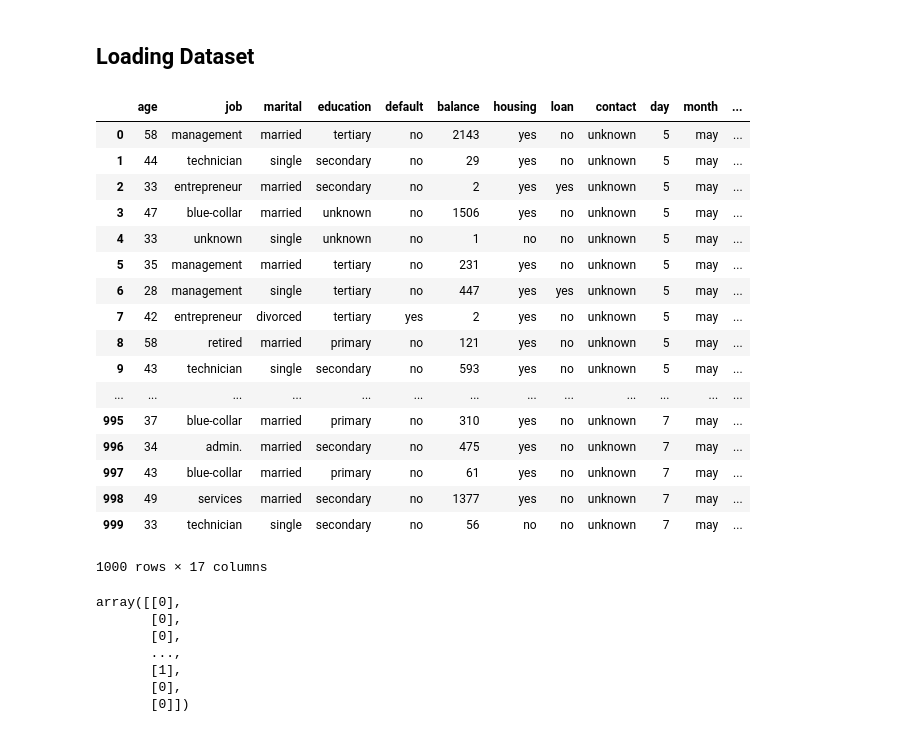
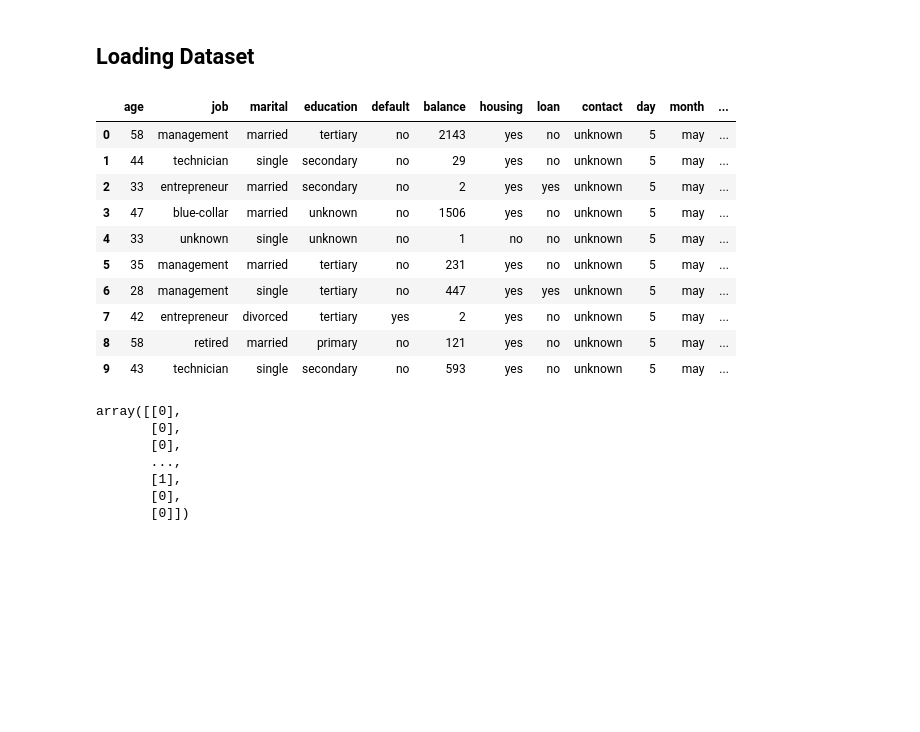
Before and after one commit to RajatRasal/Bayes-Opt-SkOpt, a Jupyter notebook: Bank_data_analysis.ipynb, the cells around one changed output. Saved outputs shown, nothing was run; the diff lists cells and outputs as text; code cells hidden in the pictures; blank space fills up the shorter version.

```diff
--- a/Bank_data_analysis.ipynb
+++ b/Bank_data_analysis.ipynb
@@ -13,26 +13,19 @@ plt.style.use("Solarize_Light2")
 ## Loading Dataset
 # %%
 df = pd.read_csv("./bank-full.csv", delimiter=";")
-df.head(1000)
+df.head(10)
 # %% [output]
 |  | age | job | marital | education | default | balance | housing | loan | contact | day | month | ... |
 | 0 | 58 | management | married | tertiary | no | 2143 | yes | no | unknown | 5 | may | ... |
 | 1 | 44 | technician | single | secondary | no | 29 | yes | no | unknown | 5 | may | ... |
 | 2 | 33 | entrepreneur | married | secondary | no | 2 | yes | yes | unknown | 5 | may | ... |
 | 3 | 47 | blue-collar | married | unknown | no | 1506 | yes | no | unknown | 5 | may | ... |
 | 4 | 33 | unknown | single | unknown | no | 1 | no | no | unknown | 5 | may | ... |
 | 5 | 35 | management | married | tertiary | no | 231 | yes | no | unknown | 5 | may | ... |
 | 6 | 28 | management | single | tertiary | no | 447 | yes | yes | unknown | 5 | may | ... |
 | 7 | 42 | entrepreneur | divorced | tertiary | yes | 2 | yes | no | unknown | 5 | may | ... |
 | 8 | 58 | retired | married | primary | no | 121 | yes | no | unknown | 5 | may | ... |
 | 9 | 43 | technician | single | secondary | no | 593 | yes | no | unknown | 5 | may | ... |
-| ... | ... | ... | ... | ... | ... | ... | ... | ... | ... | ... | ... | ... |
-| 995 | 37 | blue-collar | married | primary | no | 310 | yes | no | unknown | 7 | may | ... |
-| 996 | 34 | admin. | married | secondary | no | 475 | yes | no | unknown | 7 | may | ... |
-| 997 | 43 | blue-collar | married | primary | no | 61 | yes | no | unknown | 7 | may | ... |
-| 998 | 49 | services | married | secondary | no | 1377 | yes | no | unknown | 7 | may | ... |
-| 999 | 33 | technician | single | secondary | no | 56 | no | no | unknown | 7 | may | ... |
-1000 rows × 17 columns
 # %%
 from sklearn.preprocessing import LabelBinarizer
 
```
Also changed, not shown: parts of 11 cells of this notebook.
